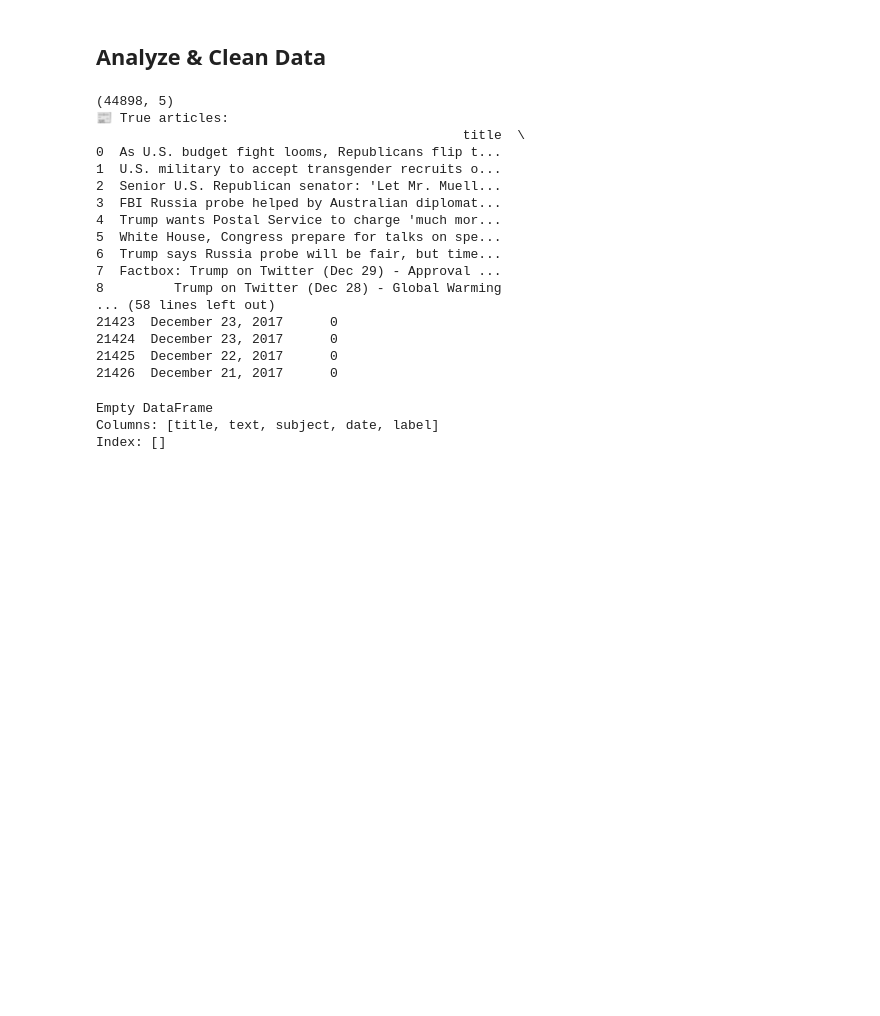
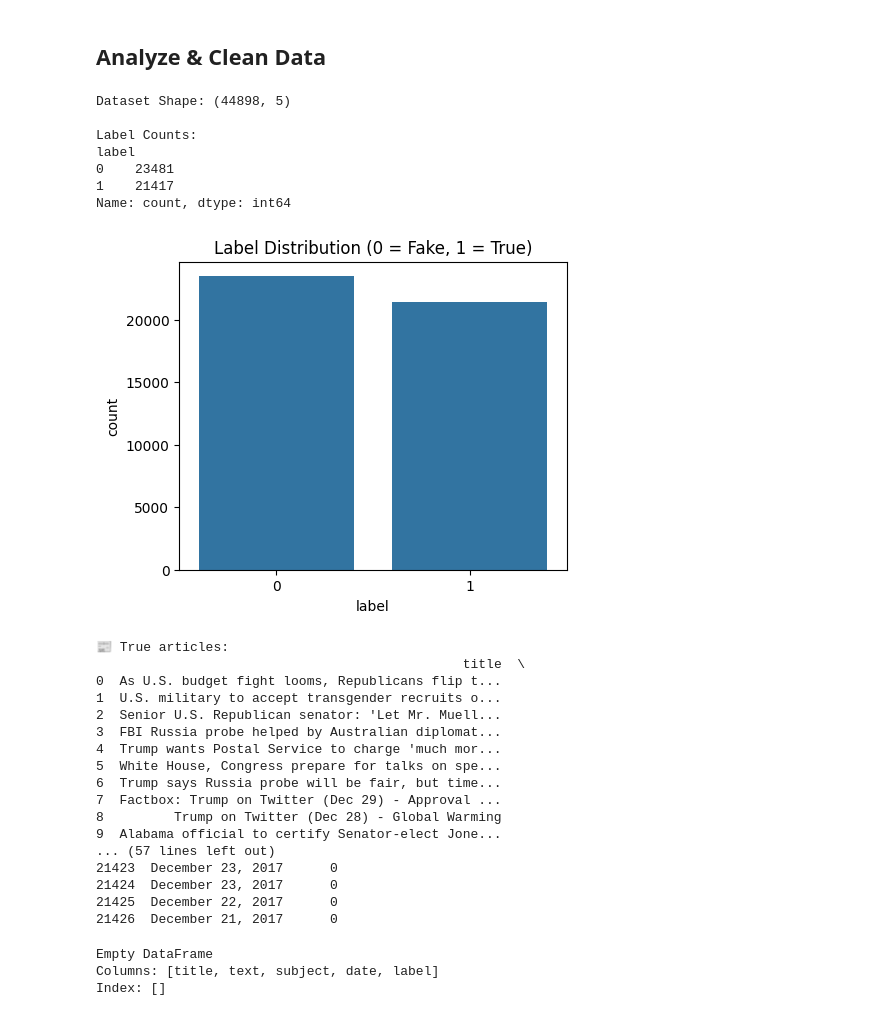
Before and after one commit to Accenture-AI-Studio/fake-news, a Jupyter notebook: Cleaned_Dataset_Deberta.ipynb, the cells around one changed output. Drawn from its saved outputs; the diff is of its cells as text; code cells hidden in the pictures; blank space fills up the shorter version.

```diff
--- a/Cleaned_Dataset_Deberta.ipynb
+++ b/Cleaned_Dataset_Deberta.ipynb
@@ -74,17 +72,35 @@ drive
 sample_data
 # %% [markdown]
 ## Analyze & Clean Data
+# %%
+# analyze shape and label
+
+print("Dataset Shape:", df.shape)
+print("\nLabel Counts:")
+print(df["label"].value_counts())
+
+plt.figure(figsize=(5,4))
+sns.countplot(data=df, x="label")
+plt.title("Label Distribution (0 = Fake, 1 = True)")
+plt.show()
+# %% [output]
+Dataset Shape: (44898, 5)
+
+Label Counts:
+label
+0    23481
+1    21417
+Name: count, dtype: int64
+[figure, added]
 # %%
-# analyze dataframe
+# analyze sample content
 
-print(df.shape)
 print("📰 True articles:")
 print(df[df["label"] == 1].head(10))
 
 print("\n🧾 False articles:")
 print(df[df["label"] == 0].head(10))
 # %% [output]
-(44898, 5)
 📰 True articles:
                                                title  \
 0  As U.S. budget fight looms, Republicans flip t...
@@ -96,7 +112,8 @@ print(df[df["label"] == 0].head(10))
 6  Trump says Russia probe will be fair, but time...
 7  Factbox: Trump on Twitter (Dec 29) - Approval ...
 8         Trump on Twitter (Dec 28) - Global Warming
-... (58 lines left out)
+9  Alabama official to certify Senator-elect Jone...
+... (57 lines left out)
 21423  December 23, 2017      0
 21424  December 23, 2017      0
 21425  December 22, 2017      0
```
Also changed, not shown: parts of 17 cells of this notebook.
